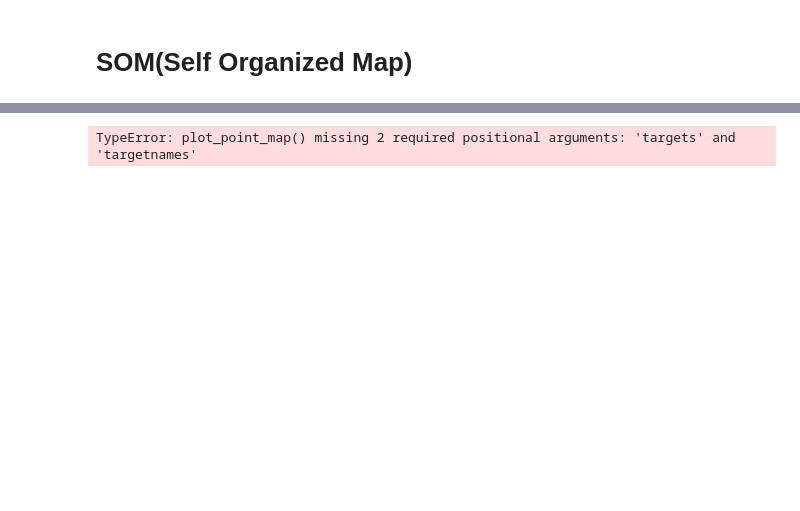
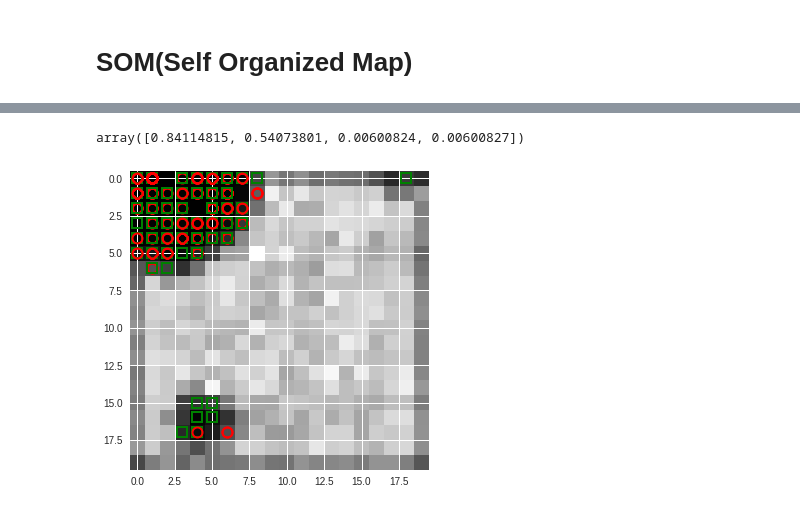
Before and after one commit to SilvaEmerson/clustering-algorithms, a Jupyter notebook: ClusteringComparative.ipynb, the cells around one changed output, grey strips where cells are left out. Saved outputs shown, nothing was run; the diff lists cells and outputs as text; code cells hidden in the pictures; blank space fills up the shorter version.

```diff
--- a/ClusteringComparative.ipynb
+++ b/ClusteringComparative.ipynb
@@ -197,4 +197,3 @@ Density map plot done!
-# %%
-som.plot_point_map(data, filename='point_map.png')
-# %% [output]
-TypeError: plot_point_map() missing 2 required positional arguments: 'targets' and 'targetnames'
+# %%
+som = MiniSom(20, 20, 4, sigma=0.3, learning_rate=0.4)
+som.train_random(data, int(1e3))
@@ -200,0 +202,4 @@ TypeError: plot_point_map() missing 2 required positional arguments: 'targets' a
+# %%
+qnt[1]
+# %% [output]
+array([0.84114815, 0.54073801, 0.00600824, 0.00600827])
@@ -200,0 +208,19 @@ TypeError: plot_point_map() missing 2 required positional arguments: 'targets' a
+# %%
+def _(x, ind):
+  markers = ['o', 's']
+  colors = ['r', 'g']
+
+  win = som.winner(x)
+  plt.plot(win[0], win[1],
+           markers[Y[ind]],
+           markeredgecolor = colors[Y[ind]],
+           markersize=10,
+           markerfacecolor='None',
+           markeredgewidth=2)
+
+data_test = data[: 1000]
+plt.imshow(som.distance_map().T, cmap=plt.cm.gray)
+[*map(_, data_test, range(len(data_test)))]
+plt.show()
+# %% [output]
+[figure, added]
```
Also changed, not shown: parts of 24 cells of this notebook.
